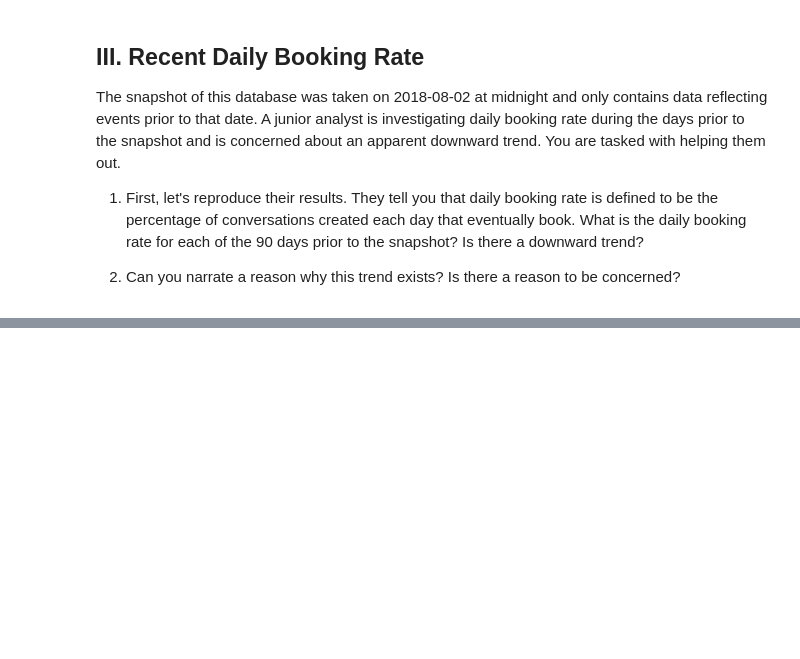
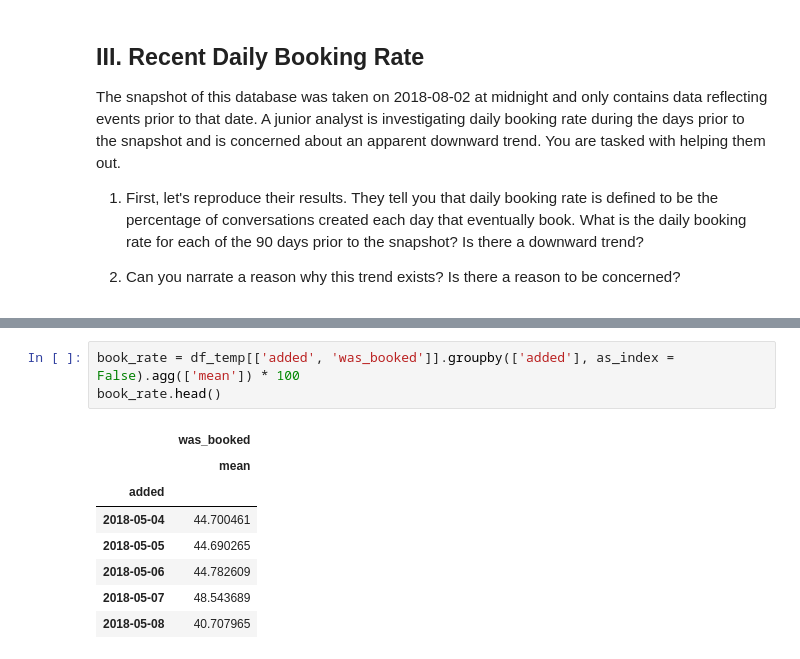
Before and after one commit to Booleans/rover-analytics-assessment, a Jupyter notebook: analysis.ipynb, the cells around one changed output, grey strips where cells are left out. Saved outputs shown, nothing was run; the diff lists cells and outputs as text; blank space fills up the shorter version.

Commit message:
Finished Section 3
Finished the section about the recent daily booking rate.

```diff
--- a/analysis.ipynb
+++ b/analysis.ipynb
@@ -380,0 +393,12 @@ KeyError: 'start_date'
+# %%
+book_rate = df_temp[['added', 'was_booked']].groupby(['added'], as_index = False).agg(['mean']) * 100
+book_rate.head()
+# %% [output]
+|  | was_booked |
+|  | mean |
+| added |  |
+| 2018-05-04 | 44.700461 |
+| 2018-05-05 | 44.690265 |
+| 2018-05-06 | 44.782609 |
+| 2018-05-07 | 48.543689 |
+| 2018-05-08 | 40.707965 |
```
Also changed, not shown: parts of 11 cells of this notebook.
